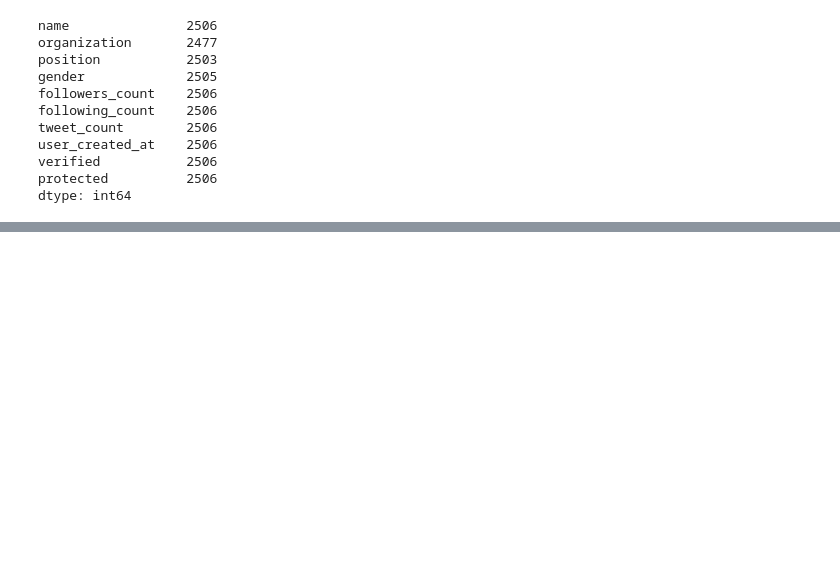
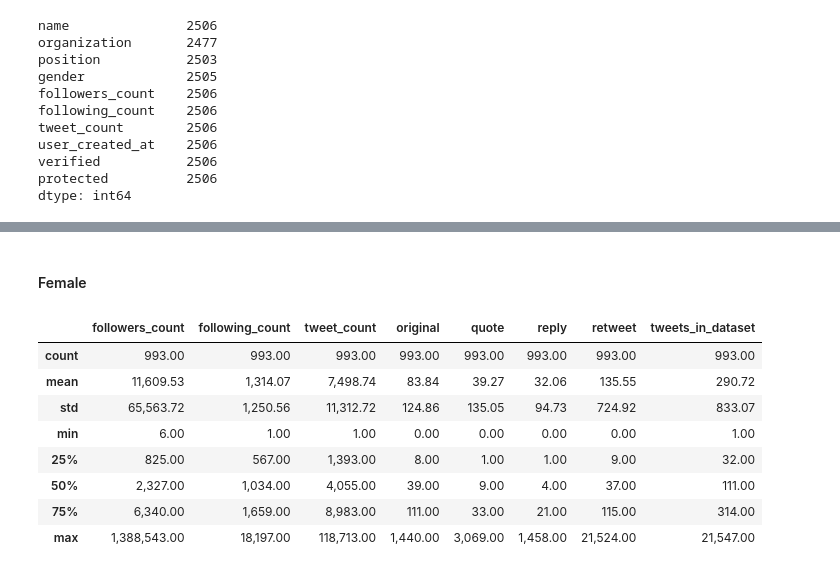
Before and after one commit to justinlittman/beltway_reporters, a Jupyter notebook: jupyter/Gender dynamics.ipynb, the cells around one changed output, grey strips where cells are left out. Saved outputs shown, nothing was run; the diff lists cells and outputs as text; code cells hidden in the pictures; blank space fills up the shorter version.

```diff
--- a/jupyter/Gender dynamics.ipynb
+++ b/jupyter/Gender dynamics.ipynb
@@ -296,0 +266,14 @@ user_summary_df[['screen_name', 'followers_count', 'tweets_in_dataset', 'reach',
+# %% [markdown]
+#### Female
+# %%
+user_summary_df[user_summary_df.gender == 'F'][['followers_count', 'following_count', 'tweet_count', 'original', 'quote', 'reply', 'retweet', 'tweets_in_dataset']].describe()
+# %% [output]
+|  | followers_count | following_count | tweet_count | original | quote | reply | retweet | tweets_in_dataset |
+| count | 993.00 | 993.00 | 993.00 | 993.00 | 993.00 | 993.00 | 993.00 | 993.00 |
+| mean | 11,609.53 | 1,314.07 | 7,498.74 | 83.84 | 39.27 | 32.06 | 135.55 | 290.72 |
+| std | 65,563.72 | 1,250.56 | 11,312.72 | 124.86 | 135.05 | 94.73 | 724.92 | 833.07 |
+| min | 6.00 | 1.00 | 1.00 | 0.00 | 0.00 | 0.00 | 0.00 | 1.00 |
+| 25% | 825.00 | 567.00 | 1,393.00 | 8.00 | 1.00 | 1.00 | 9.00 | 32.00 |
+| 50% | 2,327.00 | 1,034.00 | 4,055.00 | 39.00 | 9.00 | 4.00 | 37.00 | 111.00 |
+| 75% | 6,340.00 | 1,659.00 | 8,983.00 | 111.00 | 33.00 | 21.00 | 115.00 | 314.00 |
+| max | 1,388,543.00 | 18,197.00 | 118,713.00 | 1,440.00 | 3,069.00 | 1,458.00 | 21,524.00 | 21,547.00 |
```
Also changed, not shown: parts of 48 cells of this notebook, 5 other files.
